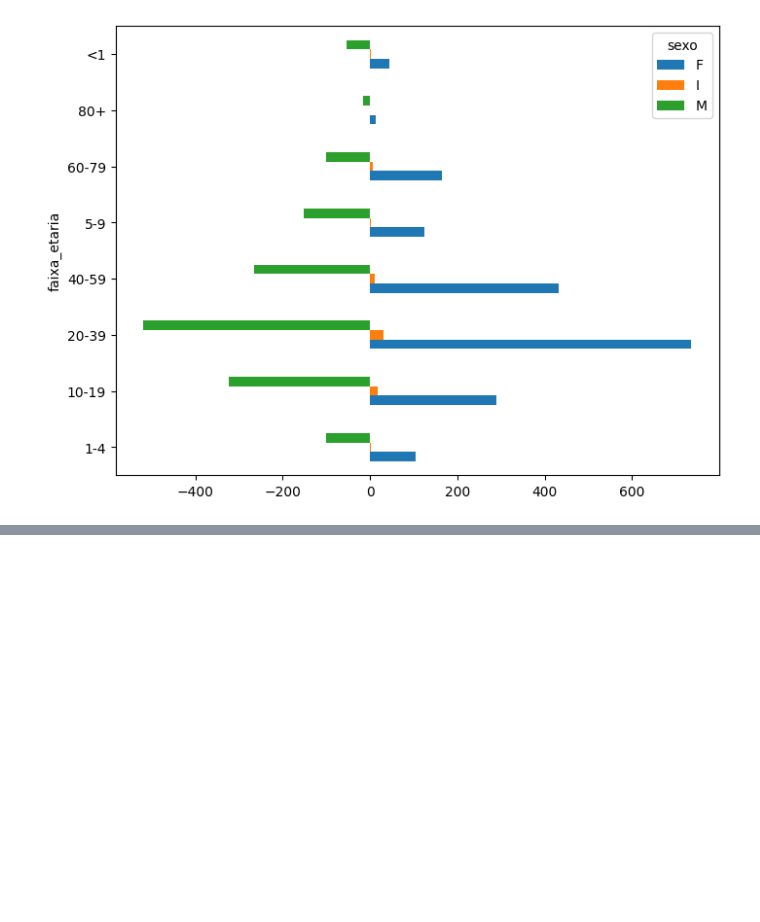
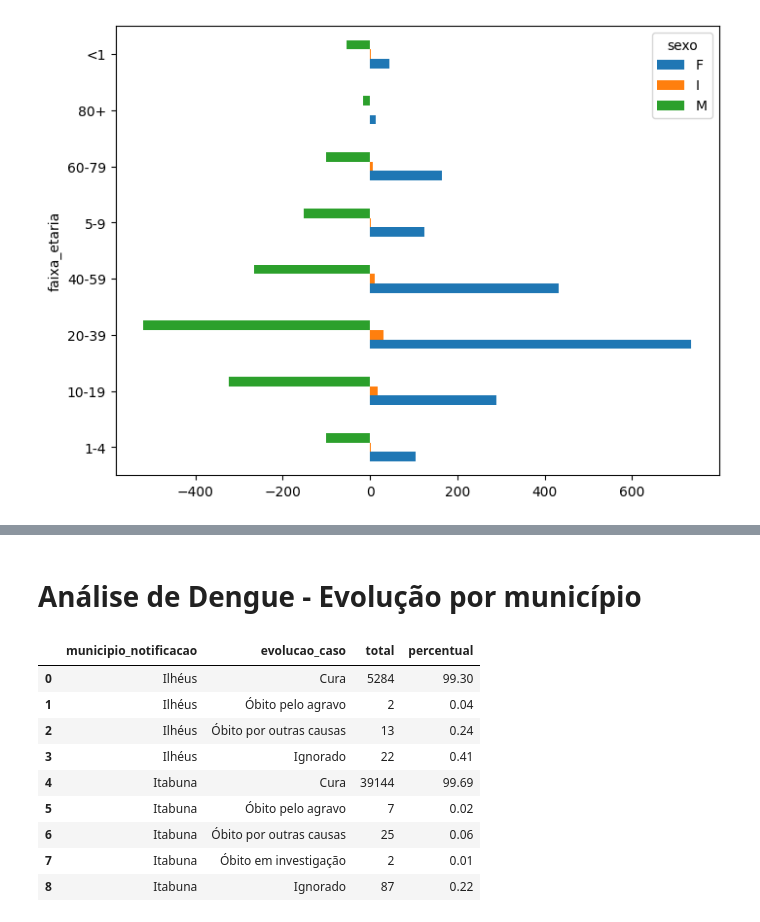
Before and after one commit to EveSantos/pesquisa-mestrado, a Jupyter notebook: notebooks/03_analise_descritiva_e_demografica.ipynb, the cells around one changed output, grey strips where cells are left out. Cells and saved outputs as stored; diff of their text form; code cells hidden in the pictures; blank space fills up the shorter version.

```diff
--- a/notebooks/03_analise_descritiva_e_demografica.ipynb
+++ b/notebooks/03_analise_descritiva_e_demografica.ipynb
@@ -74,0 +130,26 @@ piramide_2022.plot(kind='barh',figsize=(8,6))
+# %% [markdown]
+# Análise de Dengue - Evolução por município
+# %%
+codigo_ilheus_itabna = {'291360': 'Ilhéus', '291480': 'Itabuna'}
+
+evol_municipio = df_deng_norm.groupby(
+    ['municipio_notificacao', 'evolucao_caso']
+).size()
+
+
+evol_municipio_df = evol_municipio.reset_index(name='total')
+evol_municipio_df['evolucao_caso'] = evol_municipio_df['evolucao_caso'].astype(str).map(dic_evol_dg)
+evol_municipio_df['percentual'] = (evol_municipio_df['total'] / evol_municipio_df.groupby('municipio_notificacao')['total'].transform('sum') * 100).round(2)
+evol_municipio_df['municipio_notificacao'] = evol_municipio_df['municipio_notificacao'].astype(str).map(codigo_ilheus_itabna)
+evol_municipio_df
+# %% [output]
+|  | municipio_notificacao | evolucao_caso | total | percentual |
+| 0 | Ilhéus | Cura | 5284 | 99.30 |
+| 1 | Ilhéus | Óbito pelo agravo | 2 | 0.04 |
+| 2 | Ilhéus | Óbito por outras causas | 13 | 0.24 |
+| 3 | Ilhéus | Ignorado | 22 | 0.41 |
+| 4 | Itabuna | Cura | 39144 | 99.69 |
+| 5 | Itabuna | Óbito pelo agravo | 7 | 0.02 |
+| 6 | Itabuna | Óbito por outras causas | 25 | 0.06 |
+| 7 | Itabuna | Óbito em investigação | 2 | 0.01 |
+| 8 | Itabuna | Ignorado | 87 | 0.22 |
```
Also changed, not shown: parts of 6 cells of this notebook, 3 other files.
